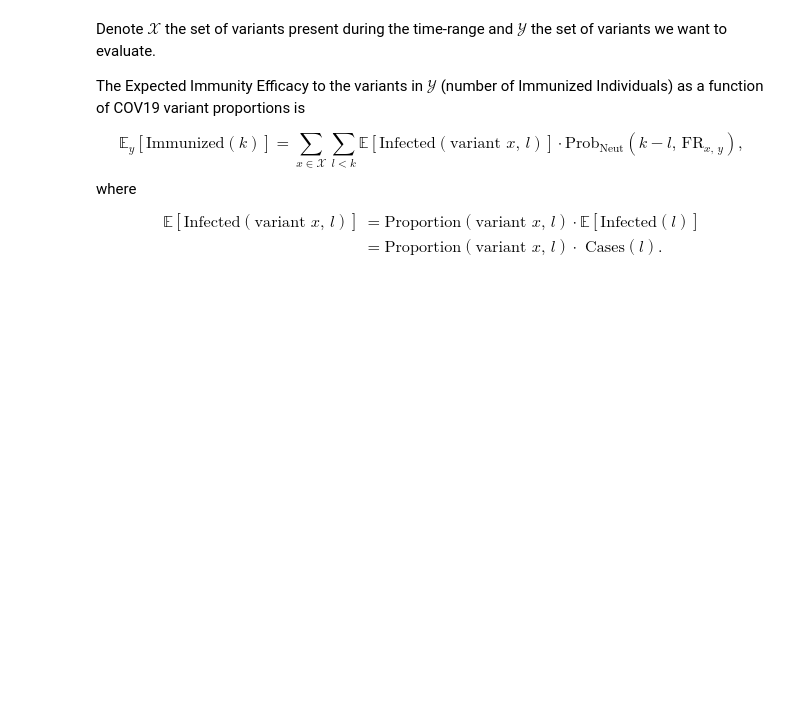
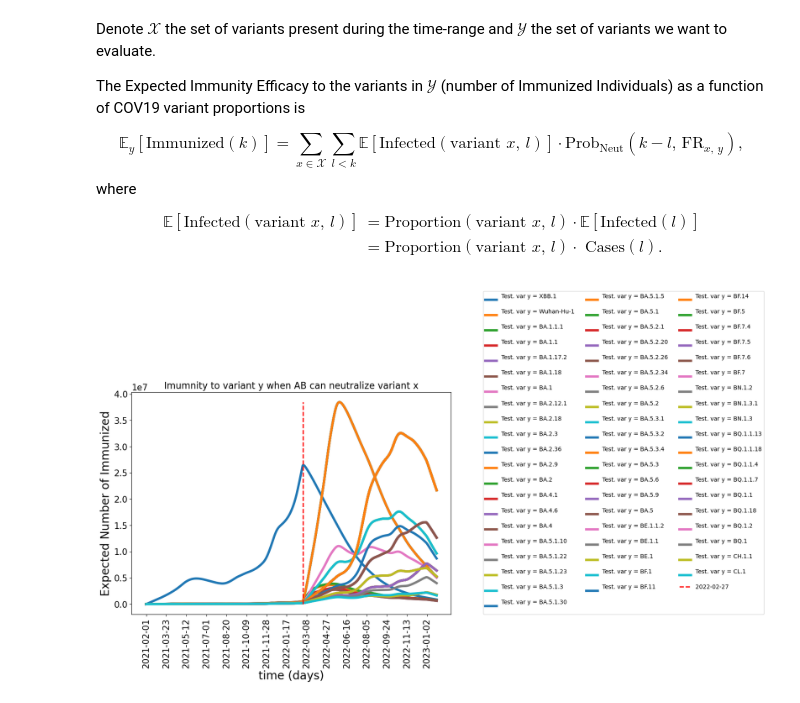
Before and after one commit to AlexiaNomena/Immune_Waning, a Jupyter notebook: Helper_new.ipynb, the cells around one changed output. Cells and saved outputs as stored; diff of their text form; code cells hidden in the pictures; blank space fills up the shorter version.

```diff
--- a/Helper_new.ipynb
+++ b/Helper_new.ipynb
@@ -282,12 +282,13 @@ IM_list = []
 labels = []
 
 for y in range(len(variant_x_list)):
+    labels.append("Test. var y = %s"%var_y_all)
     """ Immunity Dynamics """
     variant = variant_x_list[y]
     variant_y_list = [variant] # variants observed during to whole time window
     var_y_lab = "%s\n       "*len(variant_y_list)
     var_y_all = var_y_lab%tuple(variant_y_list)
-
+    """
     Expected_Immunized_xy = Immunity_dynamics(t, PK_dframe, infection_data_corrected,
                                         present_variant_list = variant_x_list,
                                         tested_variant_list = variant_y_list,
@@ -298,10 +299,16 @@ for y in range(len(variant_x_list)):
                                         Cross_react_dic = Cross_react_dic,
                                         parallel = True)
 
-    labels.append("Test. var y = %s"%var_y_all)
-
     IM_list.append(Expected_Immunized_xy)
     print("%d out of %d"%(y, len(variant_x_list)), "Variant %s Tested "%variant)
-
-Expected_Immunized = np.row_stack(tuple(IM_list))
+     """
+#Expected_Immunized = np.row_stack(tuple(IM_list))
+""" Save results """
+"""
+res_dic = {}
+for y in range(len(variant_x_list)):
+    res_dic[variant_x_list[y]] = IM_list[y]
+res_df = pd.DataFrame(res_dic, index = t_ticks)
+res_df.to_csv("Data/Expected_Immunized_test.csv")
+"""
 # %% [output]
@@ -356,0 +334,24 @@ plt.show()
+# %%
+""" Load and Plot pre-runned results """
+IM_Data = pd.read_csv("Data/Expected_Immunized.csv")
+IM_Data.drop(columns = "Unnamed: 0", inplace = True)
+Expected_Immunized_load = np.array(IM_Data.loc[:][:].values).T
+
+"""Plot Expected Immunity Efficacy, default png but add extension .pdf to save as pdf"""
+xysize = (15, 15) # size of xy ticks
+labsize = 20 # size of labels and legends
+figsize = (10, 7) # figure (width, height)
+xval = "time (days)" # name of variable on x axis
+yval = "Expected Number of Immunized" # name of variable on y axis
+fig, ax = Display(t, Expected_Immunized_load, is_log, labels,
+        figsize, xysize, labsize,
+        save_to = "Figures/IE_Projection.pdf",
+        xval = xval, yval = yval, linewidth = 4)
+plt.title("Imumnity to variant y when AB can neutralize variant x", fontsize  = 16)
+per_day = 50
+plt.xticks(t[::per_day], t_ticks[::per_day], rotation = 90)
+ax.vlines(t[list(df['date']).index(mar2022)], ymin = 0, ymax = np.max(Expected_Immunized_load), linestyle = "--",linewidth = 2, color = "red", label = mar2022)
+plt.legend(fontsize = 10, loc = (1.1, 0.), ncol = 3)
+plt.show()
+# %% [output]
+[figure, added]
```
Also changed, not shown: parts of 4 cells of this notebook, 1 other file.
